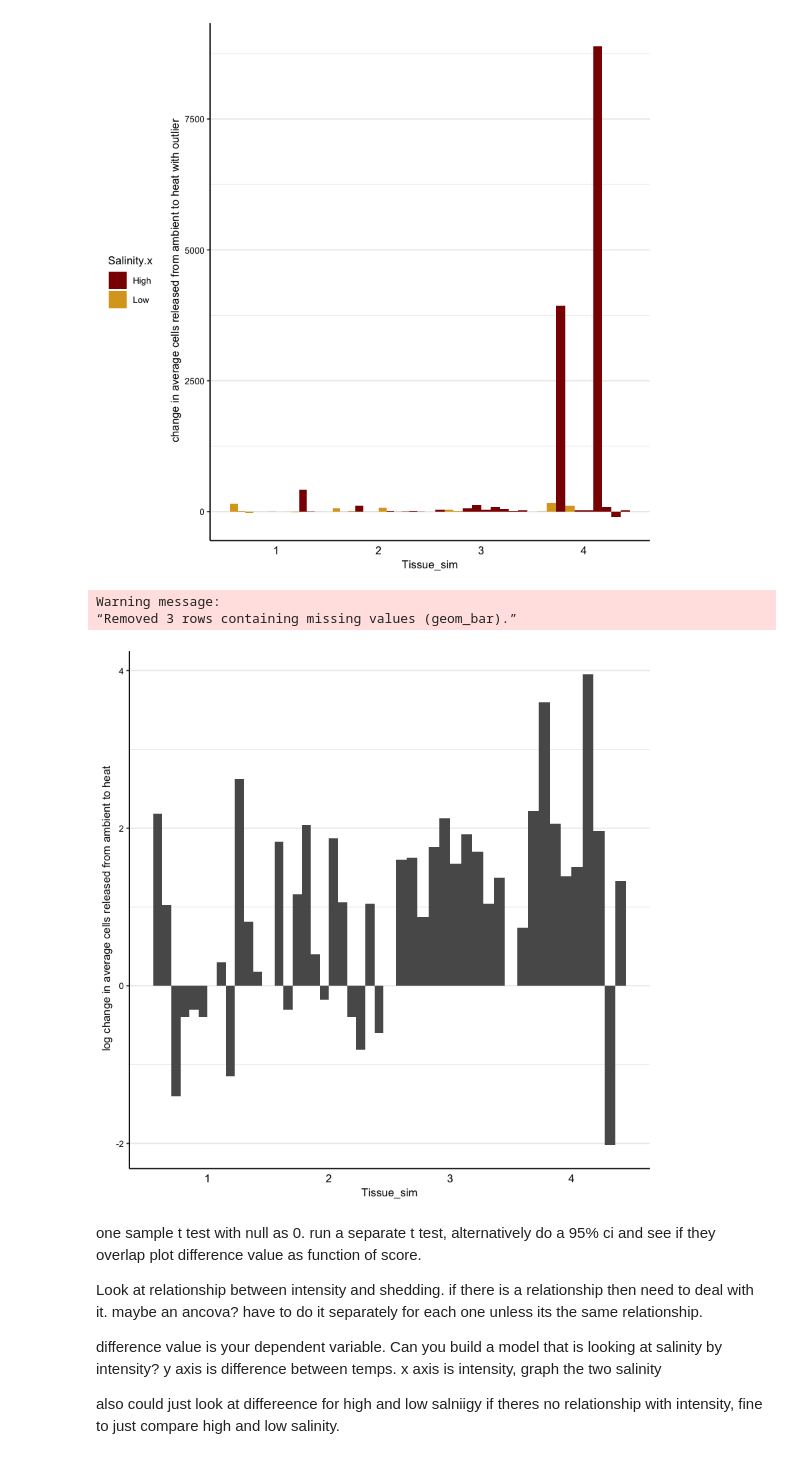
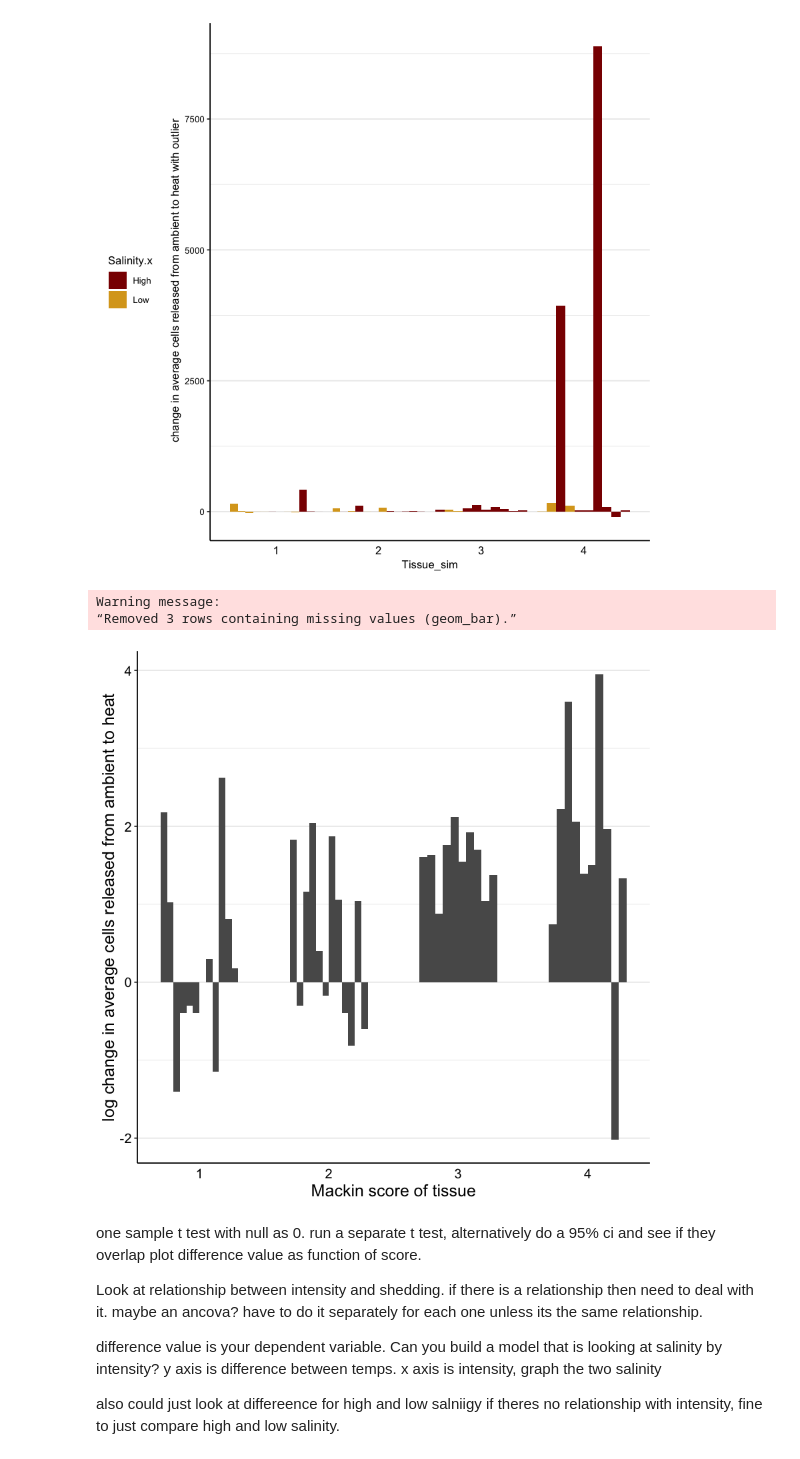
Before and after one commit to sagw/DE2019, a Jupyter notebook: Shed2019.ipynb, the cells around one changed output. Drawn from its saved outputs; the diff is of its cells as text; code cells hidden in the pictures.

```diff
--- a/Shed2019.ipynb
+++ b/Shed2019.ipynb
@@ -68,3 +68,6 @@ head(oysters)
+# %%
+#combine 0.5 and 1 and 4 and 5
+oysters$Tissue_sim=ifelse(oysters$TISSUE==0.5, 1.0, ifelse(oysters$TISSUE==5, 4.0, oysters$TISSUE))
 # %%
 all=merge(cells,oysters, by="ID")
 # %%
@@ -92,5 +85,8 @@ head(all)
 # %% [markdown]
 ## Influence of salinity on mackin score of tissue (for all oysters with mackin score)
+# %%
+#combine 0.5 and 1 and 4 and 5
+all$Tissue_sim=ifelse(all$TISSUE==0.5, 1.0, ifelse(all$TISSUE==5, 4.0, all$TISSUE))
 # %%
 #remove oysters without a mackin score
 mackin=all[!is.na(all$TISSUE),]
@@ -198,7 +203,5 @@ AIC: 1392.291
 # %%
 #take out oysters that survived to end of experiment
 survivors=all[all$Survived=="Yes",]
-#combine 0.5 and 1 and 4 and 5 for mackin scale
-survivors$Tissue_sim=ifelse(survivors$TISSUE==0.5, 1.0, ifelse(survivors$TISSUE==5, 4.0, survivors$TISSUE))
 # %%
 #plot mackin score vs number released
@@ -282,6 +256,3 @@ means$Salinity=ifelse(substr(means$ID,3,3)=="W", "Low", "High")
 # %%
 #combine the differences and the oyster data
 diffsm=merge(means, oysters, by="ID")
-# %%
-#combine 0.5 and 1 and 4 and 5
-diffsm$Tissue_sim=ifelse(diffsm$TISSUE==0.5, 1.0, ifelse(diffsm$TISSUE==5, 4.0, diffsm$TISSUE))
@@ -326,22 +294,22 @@ Warning message:
 # %%
 #plot log change
 ggplot(diffsm, aes(x = Tissue_sim, y = logdiff, group=ID)) +
 #scale_fill_manual(values=c("darkred", "goldenrod"))+
-geom_bar(stat="identity", position="dodge")+
+geom_bar(stat="identity", position="dodge", width=0.6)+
 theme_bw()+
  theme(legend.position="left", panel.border = element_blank(),
           panel.grid.major.x = element_blank(),
           panel.grid.minor.x = element_blank(),
 
           axis.ticks.x=element_blank(), axis.line=element_line(color="black"), axis.text=element_text(color="black"),
-       axis.text.x=element_text(size=10),
-         text = element_text(size=10))+
+         text = element_text(size=15))+
 #ylim(-15,10000)+
-ylab(" log change in average cells released from ambient to heat")
+ylab("log change in average cells released from ambient to heat") +
+xlab("Mackin score of tissue")
 # %% [output]
 Warning message:
 “Removed 3 rows containing missing values (geom_bar).”
-[figure, old version]
+[figure, new version]
 # %% [markdown]
 one sample t test with null as 0.
 run a separate t test, alternatively do a 95% ci and see if they overlap
```
Also changed, not shown: parts of 48 cells of this notebook.
